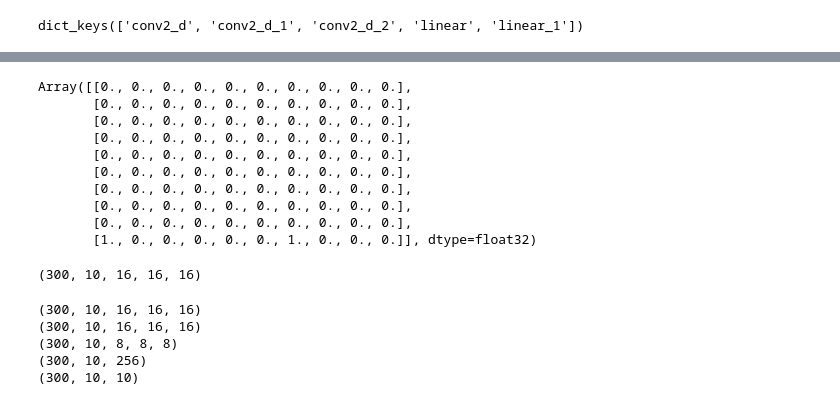
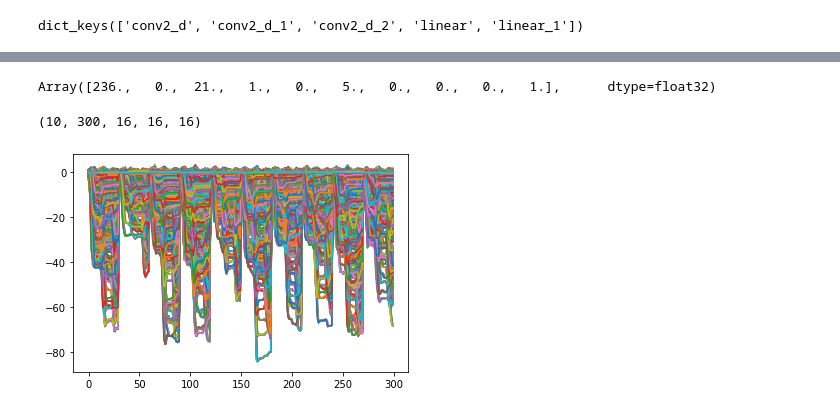
Before and after one commit to kmheckel/spyx, a Jupyter notebook: docs/examples/nir/nmnist_spyx.ipynb, the cells around one changed output, grey strips where cells are left out. Cells and saved outputs as stored; diff of their text form; code cells hidden in the pictures.

```diff
--- a/docs/examples/nir/nmnist_spyx.ipynb
+++ b/docs/examples/nir/nmnist_spyx.ipynb
@@ -54,26 +33,15 @@ Array(151., dtype=float32)
-# %%
-a[21]
-# %% [output]
-Array([[0., 0., 0., 0., 0., 0., 0., 0., 0., 0.],
-       [0., 0., 0., 0., 0., 0., 0., 0., 0., 0.],
-       [0., 0., 0., 0., 0., 0., 0., 0., 0., 0.],
-       [0., 0., 0., 0., 0., 0., 0., 0., 0., 0.],
-       [0., 0., 0., 0., 0., 0., 0., 0., 0., 0.],
-       [0., 0., 0., 0., 0., 0., 0., 0., 0., 0.],
-       [0., 0., 0., 0., 0., 0., 0., 0., 0., 0.],
-       [0., 0., 0., 0., 0., 0., 0., 0., 0., 0.],
-       [0., 0., 0., 0., 0., 0., 0., 0., 0., 0.],
-       [1., 0., 0., 0., 0., 0., 1., 0., 0., 0.]], dtype=float32)
 # %%
-b[0].shape
+jnp.sum(a[0], axis=0)
 # %% [output]
-(300, 10, 16, 16, 16)
+Array([236.,   0.,  21.,   1.,   0.,   5.,   0.,   0.,   0.,   1.],      dtype=float32)
-# %%
-for layer in b:
-    print(layer.shape)
-# %% [output]
-(300, 10, 16, 16, 16)
-(300, 10, 16, 16, 16)
-(300, 10, 8, 8, 8)
-(300, 10, 256)
-(300, 10, 10)
+# %%
+b[0].shape
+# %% [output]
+(10, 300, 16, 16, 16)
+# %%
+test = jnp.reshape(b[0], (300,-1))
+# %%
+plt.plot(test)
+plt.show()
+# %% [output]
+[figure, added]
```
Also changed, not shown: parts of 5 cells of this notebook, 2 other files.
